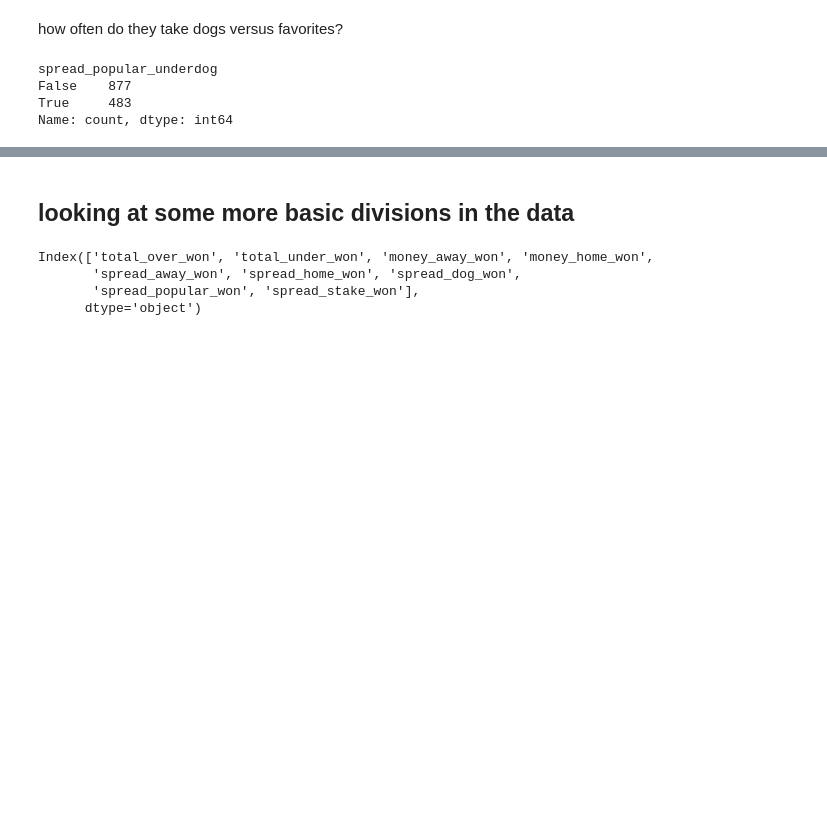
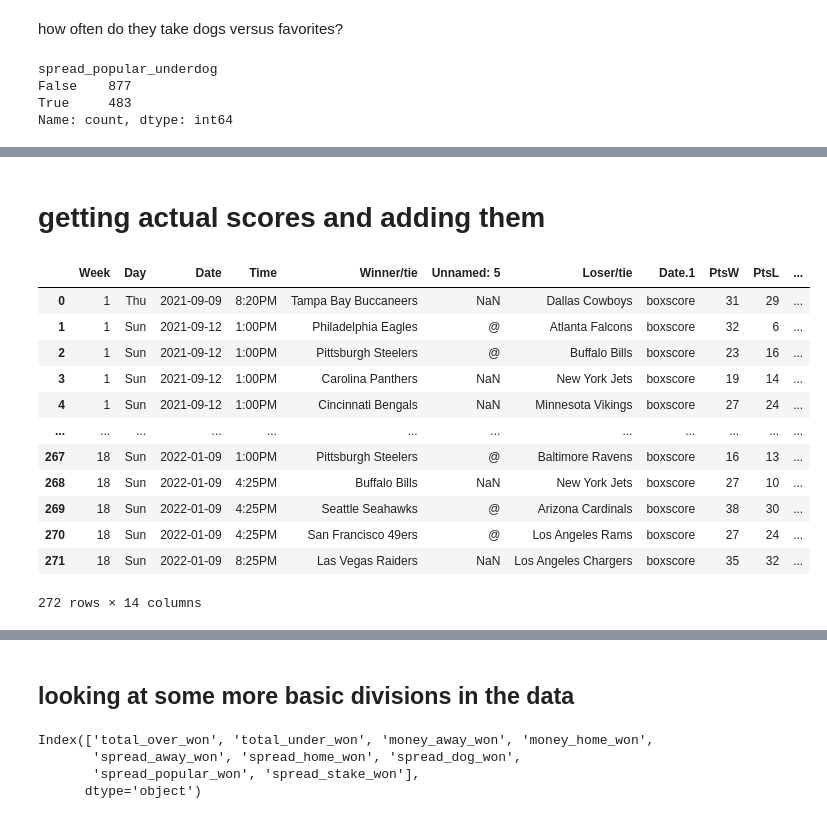
Before and after one commit to csdurfee/scrape_yahoo_odds, a Jupyter notebook: explore_football.ipynb, the cells around one changed output, grey strips where cells are left out. Cells and saved outputs as stored; diff of their text form; code cells hidden in the pictures; blank space fills up the shorter version.

Commit message:
work on getting actual game scores from pro-football-reference

```diff
--- a/explore_football.ipynb
+++ b/explore_football.ipynb
@@ -558,0 +756,20 @@ z test: 10.85, std: 18.44 , p-value: 0.0
+# %% [markdown]
+# getting actual scores and adding them
+# %%
+test_2021 = pd.read_csv("nfl_scores/2021.csv")
+# %%
+test_2021
+# %% [output]
+|  | Week | Day | Date | Time | Winner/tie | Unnamed: 5 | Loser/tie | Date.1 | PtsW | PtsL | ... |
+| 0 | 1 | Thu | 2021-09-09 | 8:20PM | Tampa Bay Buccaneers | NaN | Dallas Cowboys | boxscore | 31 | 29 | ... |
+| 1 | 1 | Sun | 2021-09-12 | 1:00PM | Philadelphia Eagles | @ | Atlanta Falcons | boxscore | 32 | 6 | ... |
+| 2 | 1 | Sun | 2021-09-12 | 1:00PM | Pittsburgh Steelers | @ | Buffalo Bills | boxscore | 23 | 16 | ... |
+| 3 | 1 | Sun | 2021-09-12 | 1:00PM | Carolina Panthers | NaN | New York Jets | boxscore | 19 | 14 | ... |
+| 4 | 1 | Sun | 2021-09-12 | 1:00PM | Cincinnati Bengals | NaN | Minnesota Vikings | boxscore | 27 | 24 | ... |
+| ... | ... | ... | ... | ... | ... | ... | ... | ... | ... | ... | ... |
+| 267 | 18 | Sun | 2022-01-09 | 1:00PM | Pittsburgh Steelers | @ | Baltimore Ravens | boxscore | 16 | 13 | ... |
+| 268 | 18 | Sun | 2022-01-09 | 4:25PM | Buffalo Bills | NaN | New York Jets | boxscore | 27 | 10 | ... |
+| 269 | 18 | Sun | 2022-01-09 | 4:25PM | Seattle Seahawks | @ | Arizona Cardinals | boxscore | 38 | 30 | ... |
+| 270 | 18 | Sun | 2022-01-09 | 4:25PM | San Francisco 49ers | @ | Los Angeles Rams | boxscore | 27 | 24 | ... |
+| 271 | 18 | Sun | 2022-01-09 | 8:25PM | Las Vegas Raiders | NaN | Los Angeles Chargers | boxscore | 35 | 32 | ... |
+272 rows × 14 columns
```
Also changed, not shown: parts of 39 cells of this notebook.
